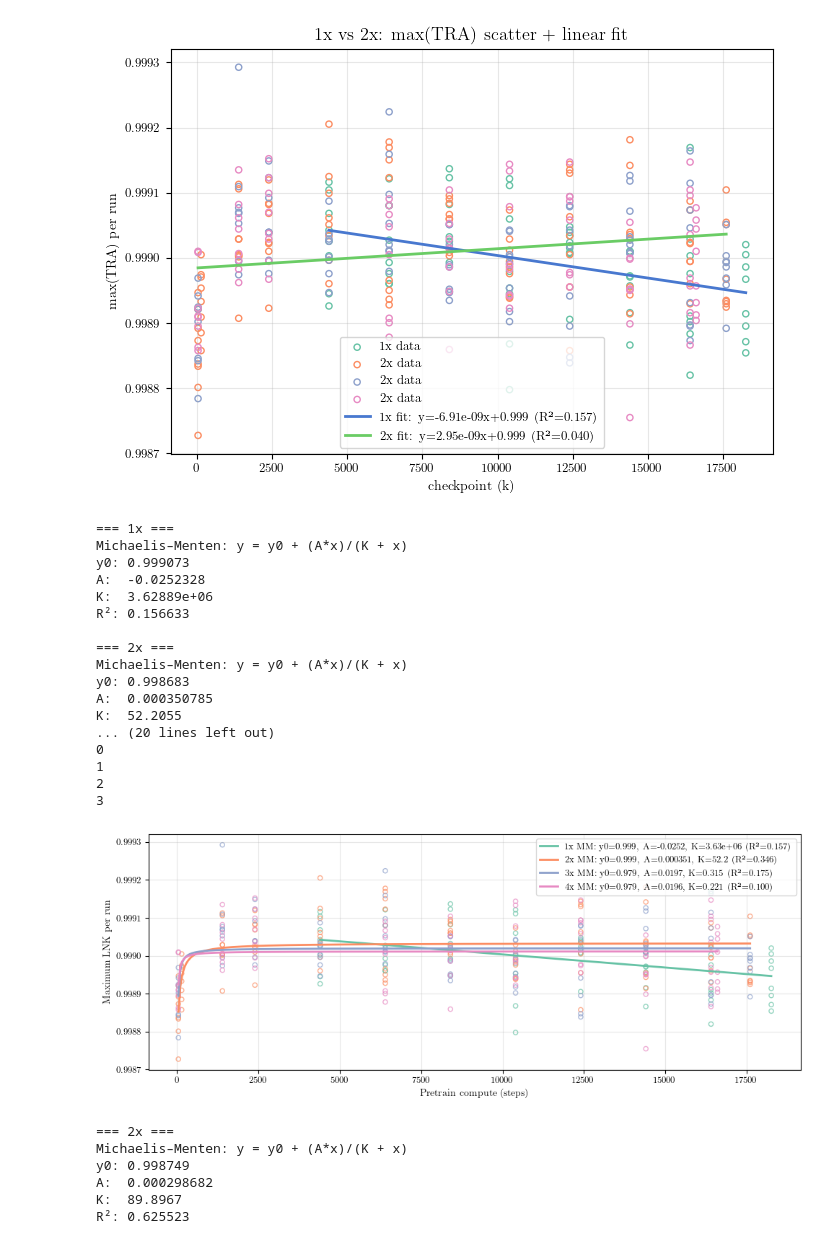
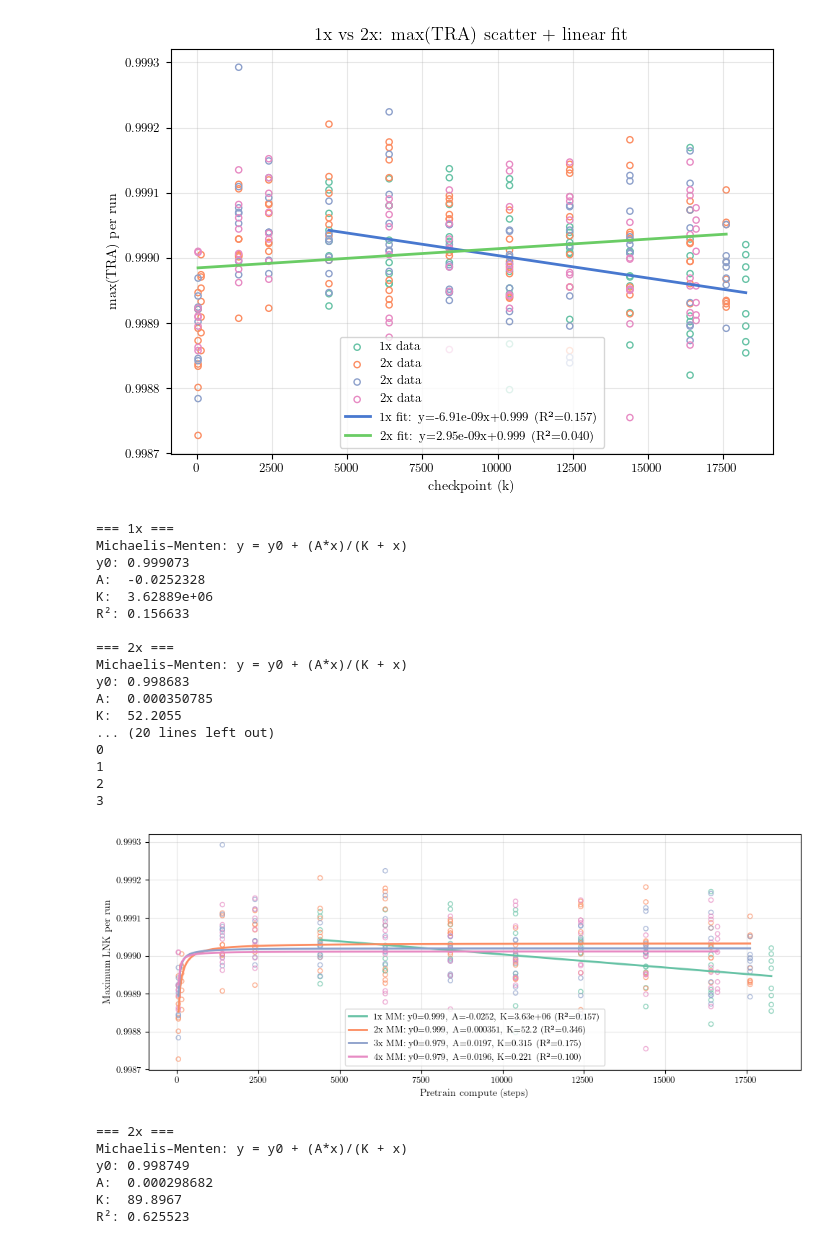
Before and after one commit to cdalinghaus-mthesis/figures, a Jupyter notebook: results/compute_data_study/compute-scaling.ipynb, the cells around one changed output. Saved outputs shown, nothing was run; the diff lists cells and outputs as text; code cells hidden in the pictures.

```diff
--- a/results/compute_data_study/compute-scaling.ipynb
+++ b/results/compute_data_study/compute-scaling.ipynb
@@ -486,35 +486,35 @@ for label, (xg, yg, _) in groups.items():
         label=f"{label} MM: y0={y0:.3g}, A={A:.3g}, K={K:.3g} (R²={r2:.3f})",
         color=colors[idx]
     )
     print(idx)
     idx += 1
 
 plt.xlabel("Pretrain compute (steps)")
 plt.ylabel("Maximum LNK per run")
 plt.grid(True, alpha=0.3)
-plt.legend()
+plt.legend(loc='lower center')
 plt.tight_layout()
 plt.savefig("feb_mm_full.pdf")
 plt.show()
 # %% [output]
 === 1x ===
 Michaelis–Menten: y = y0 + (A*x)/(K + x)
 y0: 0.999073
 A:  -0.0252328
 K:  3.62889e+06
 R²: 0.156633
 
 === 2x ===
 Michaelis–Menten: y = y0 + (A*x)/(K + x)
 y0: 0.998683
 A:  0.000350785
 K:  52.2055
 ... (20 lines left out)
 0
 1
 2
 3
-[figure, old version]
+[figure, new version]
 # %%
 import os
 from collections import defaultdict
```
Also changed, not shown: parts of 1 cell of this notebook, 1 other file.
